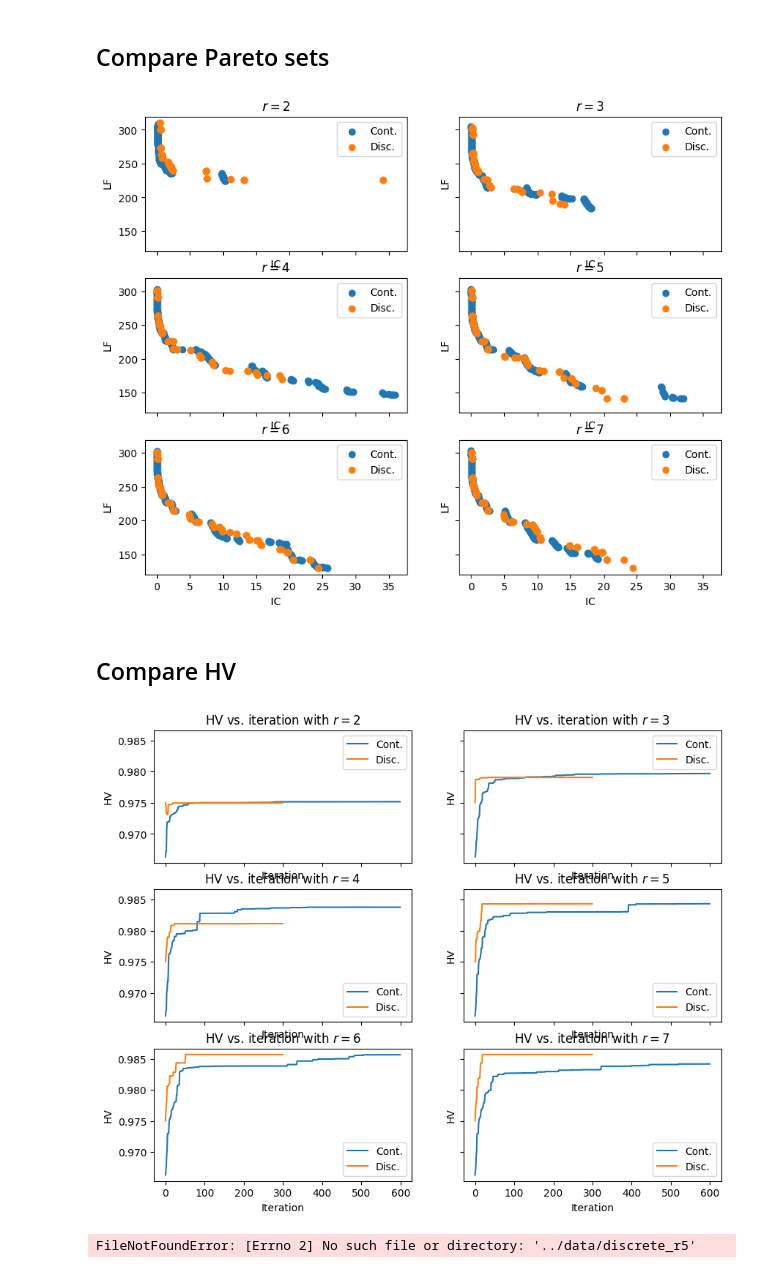
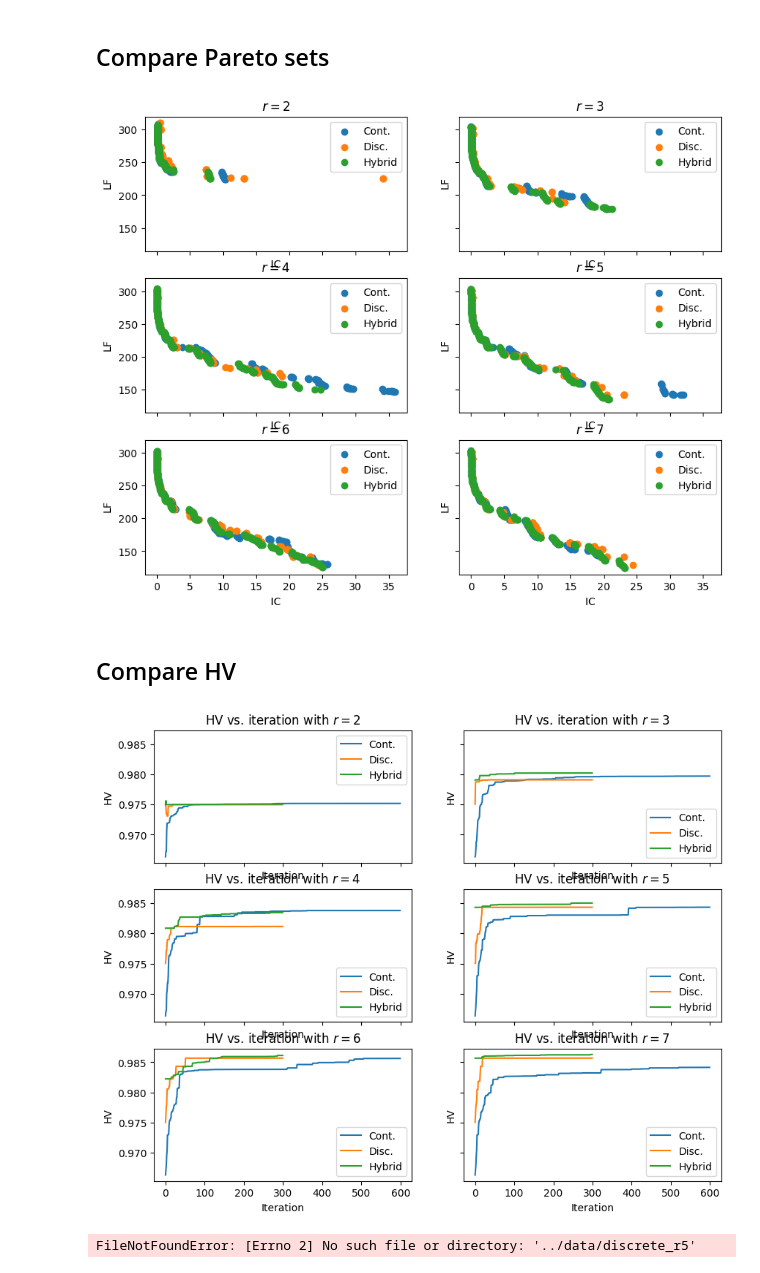
Before and after one commit to micheleurbani/net-flow-opt, a Jupyter notebook: notebooks/compare.ipynb, the cells around one changed output. Cells and saved outputs as stored; diff of their text form; code cells hidden in the pictures.

Commit message:
Added hybrid algorithm.

```diff
--- a/notebooks/compare.ipynb
+++ b/notebooks/compare.ipynb
@@ -12,22 +12,25 @@ data = os.path.join('..', 'data')
 # %%
 fig, axs = plt.subplots(3, 2, figsize=(10, 8), sharex=True, sharey=True)
 
 for i in range(3):
     for j in range(2):
         ax = axs[i, j]
 
         cont = pd.read_csv(os.path.join(data, f'continuous_r{2 + 2 * i + j}.csv'))
         ax.scatter(cont['IC'], cont['LF'])
 
         disc = pd.read_csv(os.path.join(data, f'discrete_r{2 + 2 * i + j}.csv'))
         ax.scatter(disc['IC'], disc['LF'])
 
+        hyb = pd.read_csv(os.path.join(data, f'hybrid_r{2 + 2 * i + j}.csv'))
+        ax.scatter(hyb['IC'], hyb['LF'])
+
         ax.set_title(f'$r={2 + 2 * i + j}$')
         ax.set_xlabel('$\mathsf{IC}$')
         ax.set_ylabel('$\mathsf{LF}$')
-        ax.legend(['Cont.', 'Disc.'])
+        ax.legend(['Cont.', 'Disc.', 'Hybrid'])
 # %% [output]
-[figure, old version]
+[figure, new version]
 # %% [markdown]
 ## Compare HV
 # %%
@@ -44,12 +47,15 @@ for i in range(3):
         disc = pd.read_csv(os.path.join(data, f'discrete_hv_r{2 + 2 * i + j}.csv'))
         ax.plot(disc['iter'], disc['HV'])
 
+        hyb = pd.read_csv(os.path.join(data, f'hybrid_hv_r{2 + 2 * i + j}.csv'))
+        ax.plot(hyb['iter'], hyb['HV'])
+
         ax.set_title(f'HV vs. iteration with $r={2 + 2 * i + j}$')
         ax.set_xlabel('Iteration')
         ax.set_ylabel('HV')
-        ax.legend(['Cont.', 'Disc.'])
+        ax.legend(['Cont.', 'Disc.', 'Hybrid'])
 # %% [output]
-[figure, old version]
+[figure, new version]
 # %%
 import dill
 import numpy as np
```
Also changed, not shown: 19 other files.
